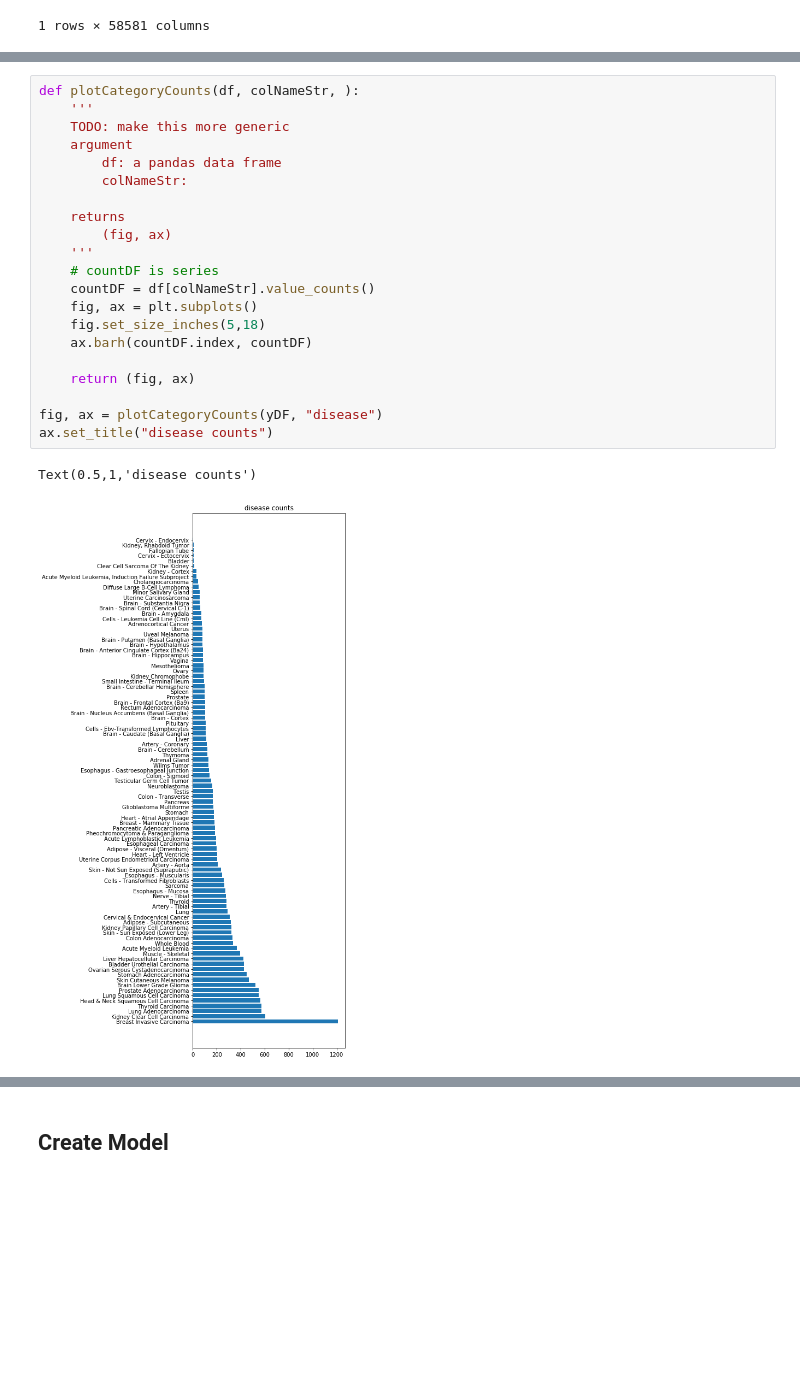
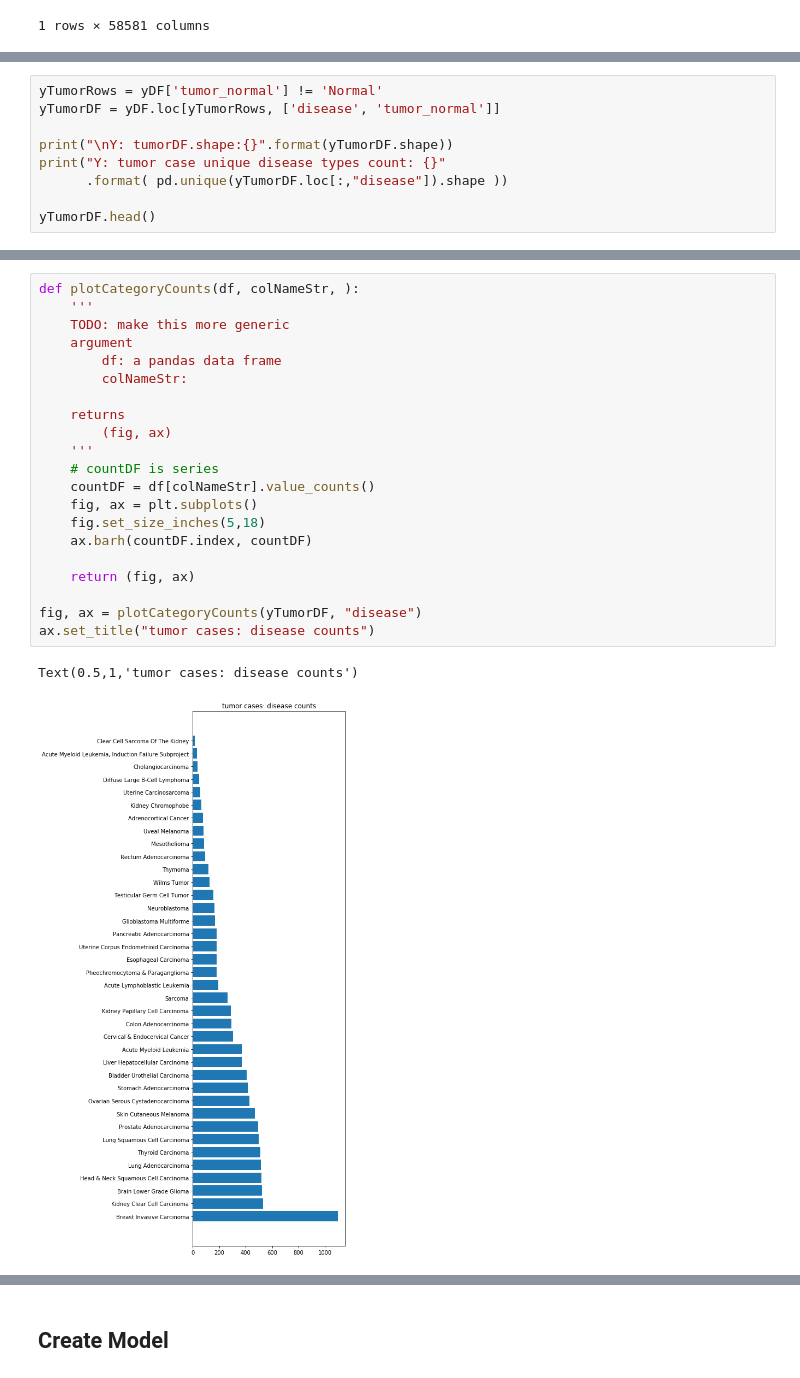
Before and after one commit to AEDWIP/BME-230a, a Jupyter notebook: diseaseTypeClassifier.ipynb, the cells around one changed output, grey strips where cells are left out. Cells and saved outputs as stored; diff of their text form; blank space fills up the shorter version.

```diff
--- a/diseaseTypeClassifier.ipynb
+++ b/diseaseTypeClassifier.ipynb
@@ -89,0 +131,9 @@ True
+# %%
+yTumorRows = yDF['tumor_normal'] != 'Normal'
+yTumorDF = yDF.loc[yTumorRows, ['disease', 'tumor_normal']]
+
+print("\nY: tumorDF.shape:{}".format(yTumorDF.shape))
+print("Y: tumor case unique disease types count: {}"
+      .format( pd.unique(yTumorDF.loc[:,"disease"]).shape ))
+
+yTumorDF.head()
@@ -113,27 +174,27 @@ diseaseK: 93, type(diseaseClasses): <class 'numpy.ndarray'>
 # %%
 def plotCategoryCounts(df, colNameStr, ):
     '''
     TODO: make this more generic
     argument
         df: a pandas data frame
         colNameStr:
 
     returns
         (fig, ax)
     '''
     # countDF is series
     countDF = df[colNameStr].value_counts()
     fig, ax = plt.subplots()
     fig.set_size_inches(5,18)
     ax.barh(countDF.index, countDF)
 
     return (fig, ax)
 
-fig, ax = plotCategoryCounts(yDF, "disease")
-ax.set_title("disease counts")
+fig, ax = plotCategoryCounts(yTumorDF, "disease")
+ax.set_title("tumor cases: disease counts")
 # %% [output]
-Text(0.5,1,'disease counts')
+Text(0.5,1,'tumor cases: disease counts')
-[figure, old version]
+[figure, new version]
 # %% [markdown]
 ## Prepare data
 
```
Also changed, not shown: parts of 20 cells of this notebook, 1 other file.
